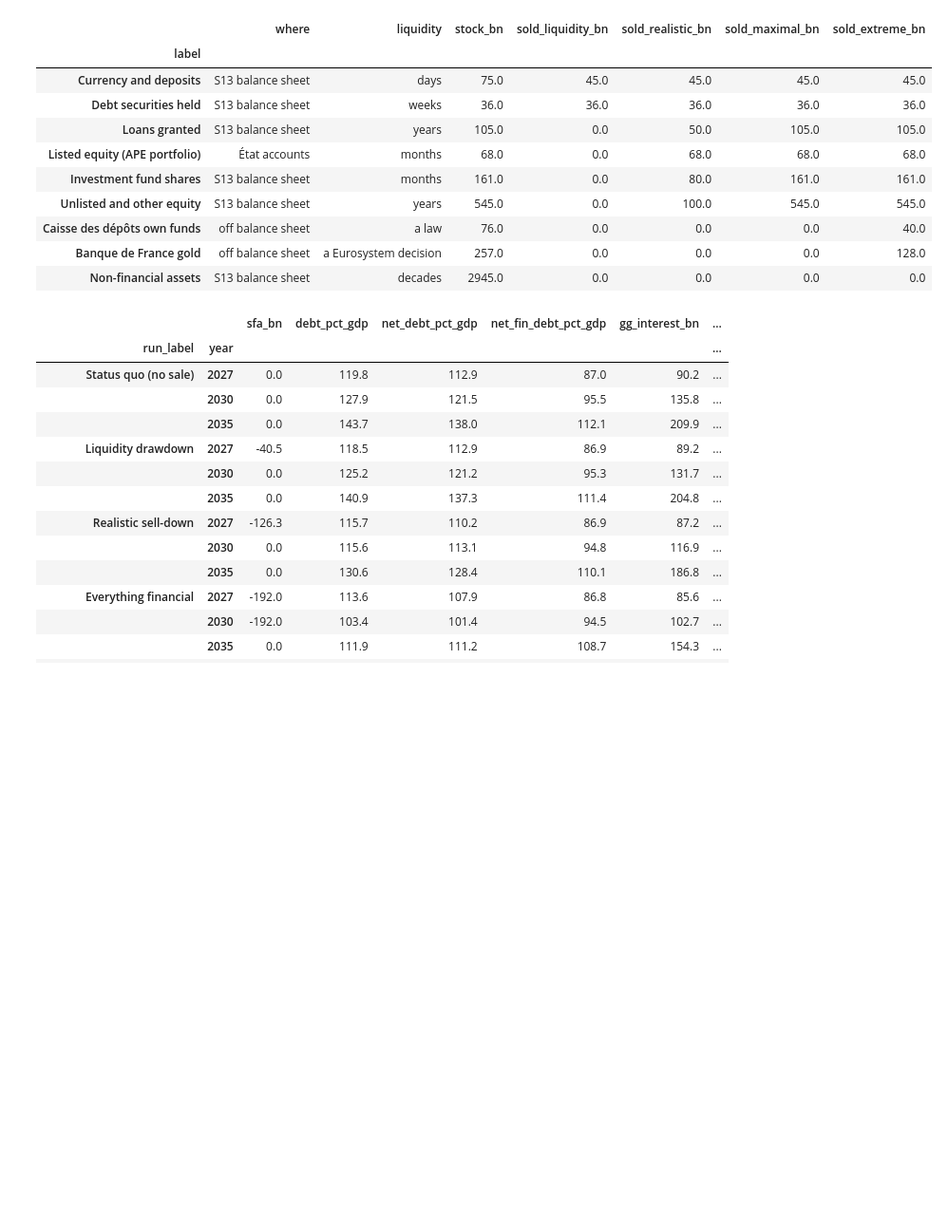
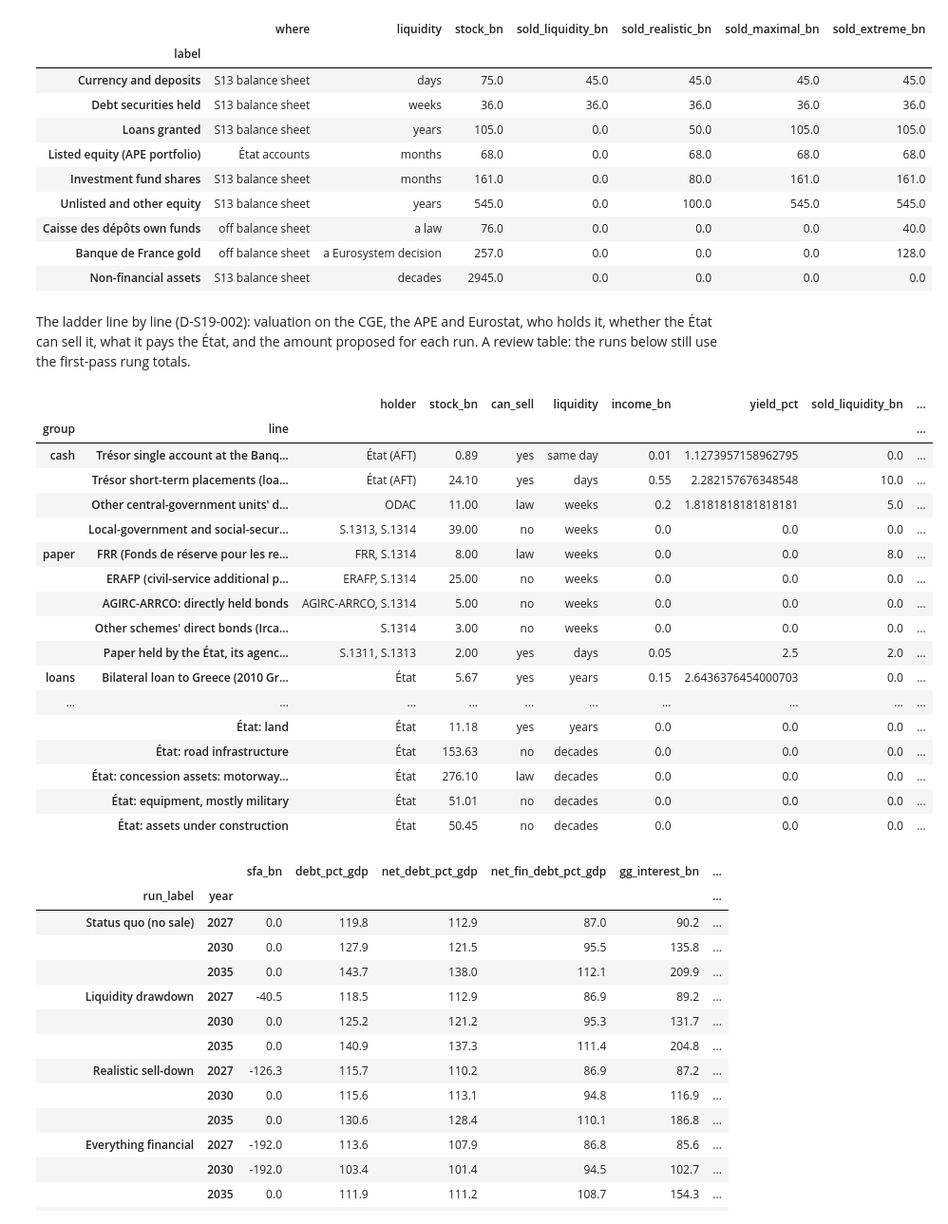
Before and after one commit to adrianchiu1/redbox, a Jupyter notebook: notebooks/France_fiscal_brief_20261013.ipynb, the cells around one changed output. Shown at 95% size. Cells and saved outputs as stored; diff of their text form; code cells hidden in the pictures; blank space fills up the shorter version.

```diff
--- a/notebooks/France_fiscal_brief_20261013.ipynb
+++ b/notebooks/France_fiscal_brief_20261013.ipynb
@@ -357,6 +357,34 @@ lad[["label", "where", "liquidity", "stock_bn", "sold_liquidity_bn", "sold_reali
 | Caisse des dépôts own funds | off balance sheet | a law | 76.0 | 0.0 | 0.0 | 0.0 | 40.0 |
 | Banque de France gold | off balance sheet | a Eurosystem decision | 257.0 | 0.0 | 0.0 | 0.0 | 128.0 |
 | Non-financial assets | S13 balance sheet | decades | 2945.0 | 0.0 | 0.0 | 0.0 | 0.0 |
+# %% [markdown]
+The ladder line by line (D-S19-002): valuation on the CGE, the APE and Eurostat, who holds
+it, whether the État can sell it, what it pays the État, and the amount proposed for each run.
+A review table: the runs below still use the first-pass rung totals.
+# %%
+det = pd.read_csv(FIG / "ladder_detail_FRA.csv", keep_default_na=False)
+pd.set_option("display.max_rows", 100); pd.set_option("display.max_colwidth", 70)
+det[~det.reference_only][["group", "line", "holder", "stock_bn", "can_sell", "liquidity", "income_bn", "yield_pct",
+                          "sold_liquidity_bn", "sold_realistic_bn", "sold_everything_bn"]].round(2).set_index(["group", "line"])
+# %% [output]
+|  |  | holder | stock_bn | can_sell | liquidity | income_bn | yield_pct | sold_liquidity_bn | ... |
+| group | line |  |  |  |  |  |  |  | ... |
+| cash | Trésor single account at the Banq... | État (AFT) | 0.89 | yes | same day | 0.01 | 1.1273957158962795 | 0.0 | ... |
+|  | Trésor short-term placements (loa... | État (AFT) | 24.10 | yes | days | 0.55 | 2.282157676348548 | 10.0 | ... |
+|  | Other central-government units' d... | ODAC | 11.00 | law | weeks | 0.2 | 1.8181818181818181 | 5.0 | ... |
+|  | Local-government and social-secur... | S.1313, S.1314 | 39.00 | no | weeks | 0.0 | 0.0 | 0.0 | ... |
+| paper | FRR (Fonds de réserve pour les re... | FRR, S.1314 | 8.00 | law | weeks | 0.0 | 0.0 | 8.0 | ... |
+|  | ERAFP (civil-service additional p... | ERAFP, S.1314 | 25.00 | no | weeks | 0.0 | 0.0 | 0.0 | ... |
+|  | AGIRC-ARRCO: directly held bonds | AGIRC-ARRCO, S.1314 | 5.00 | no | weeks | 0.0 | 0.0 | 0.0 | ... |
+|  | Other schemes' direct bonds (Irca... | S.1314 | 3.00 | no | weeks | 0.0 | 0.0 | 0.0 | ... |
+|  | Paper held by the État, its agenc... | S.1311, S.1313 | 2.00 | yes | days | 0.05 | 2.5 | 2.0 | ... |
+| loans | Bilateral loan to Greece (2010 Gr... | État | 5.67 | yes | years | 0.15 | 2.6436376454000703 | 0.0 | ... |
+| ... | ... | ... | ... | ... | ... | ... | ... | ... | ... |
+|  | État: land | État | 11.18 | yes | years | 0.0 | 0.0 | 0.0 | ... |
+|  | État: road infrastructure | État | 153.63 | no | decades | 0.0 | 0.0 | 0.0 | ... |
+|  | État: concession assets: motorway... | État | 276.10 | law | decades | 0.0 | 0.0 | 0.0 | ... |
+|  | État: equipment, mostly military | État | 51.01 | no | decades | 0.0 | 0.0 | 0.0 | ... |
+|  | État: assets under construction | État | 50.45 | no | decades | 0.0 | 0.0 | 0.0 | ... |
 # %%
 sd = pd.read_csv(FIG / "selldown_FRA.csv")
 cols = ["run_label", "year", "sfa_bn", "debt_pct_gdp", "net_debt_pct_gdp", "net_fin_debt_pct_gdp", "gg_interest_bn",
```
Also changed, not shown: parts of 1 cell of this notebook, 12 other files.
